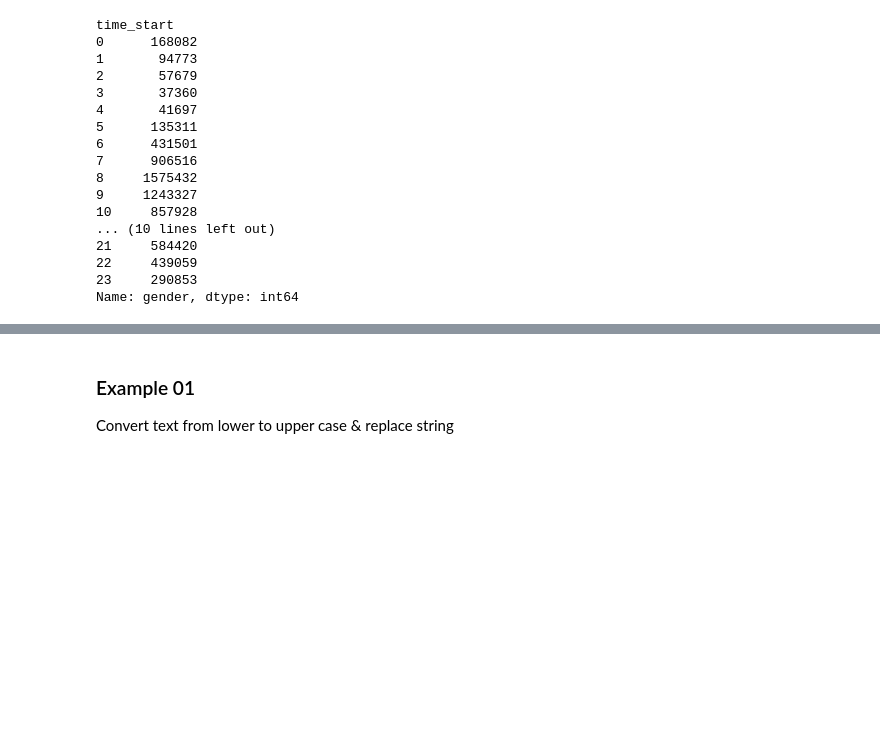
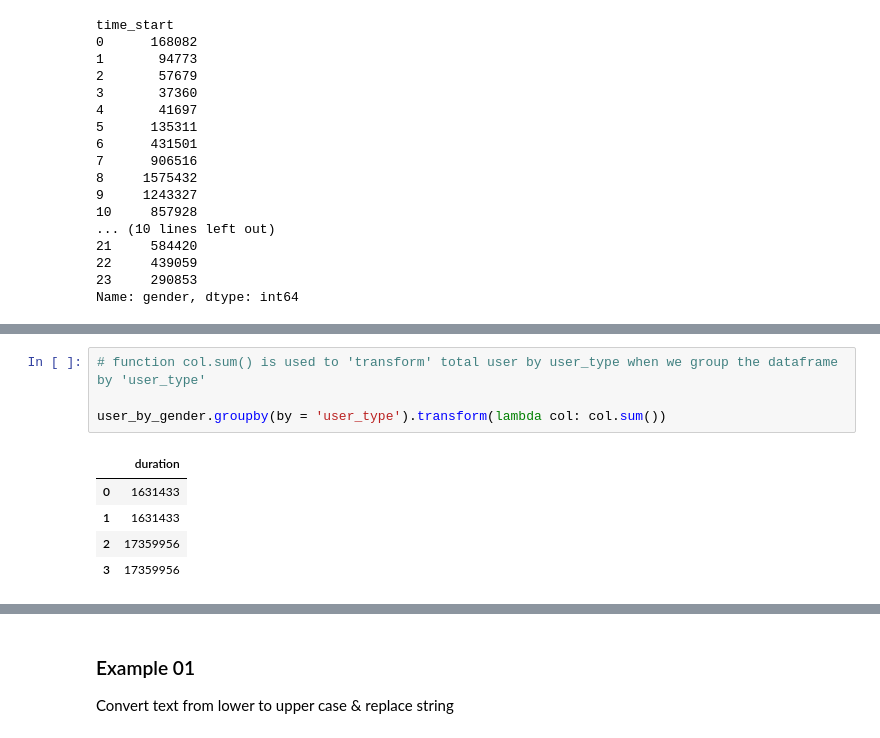
Before and after one commit to ongks-useR/united_states_bike_share, a Jupyter notebook: data_cleaning.ipynb, the cells around one changed output, grey strips where cells are left out. Drawn from its saved outputs; the diff is of its cells as text; blank space fills up the shorter version.

```diff
--- a/data_cleaning.ipynb
+++ b/data_cleaning.ipynb
@@ -924,0 +953,10 @@ Name: gender, dtype: int64
+# %%
+# function col.sum() is used to 'transform' total user by user_type when we group the dataframe by 'user_type'
+
+user_by_gender.groupby(by = 'user_type').transform(lambda col: col.sum())
+# %% [output]
+|  | duration |
+| 0 | 1631433 |
+| 1 | 1631433 |
+| 2 | 17359956 |
+| 3 | 17359956 |
```
Also changed, not shown: parts of 35 cells of this notebook.
